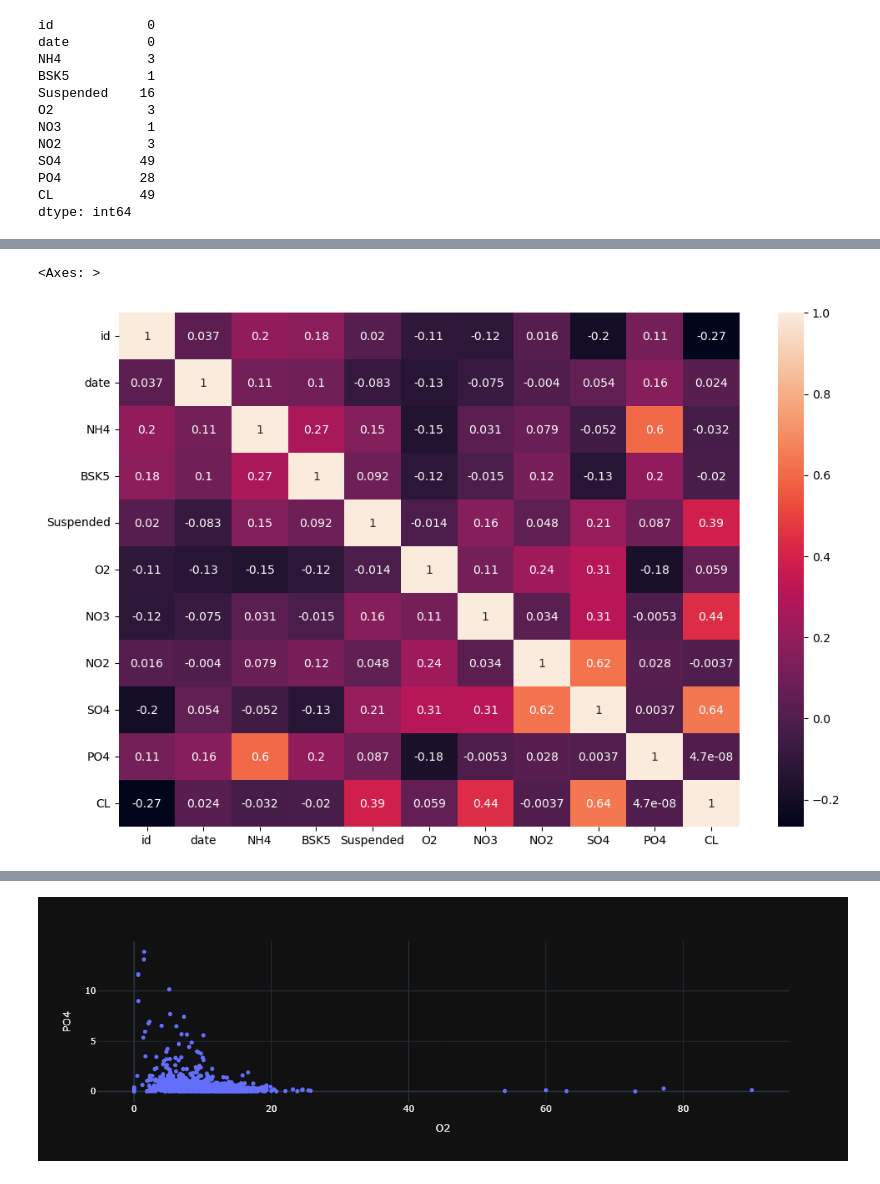
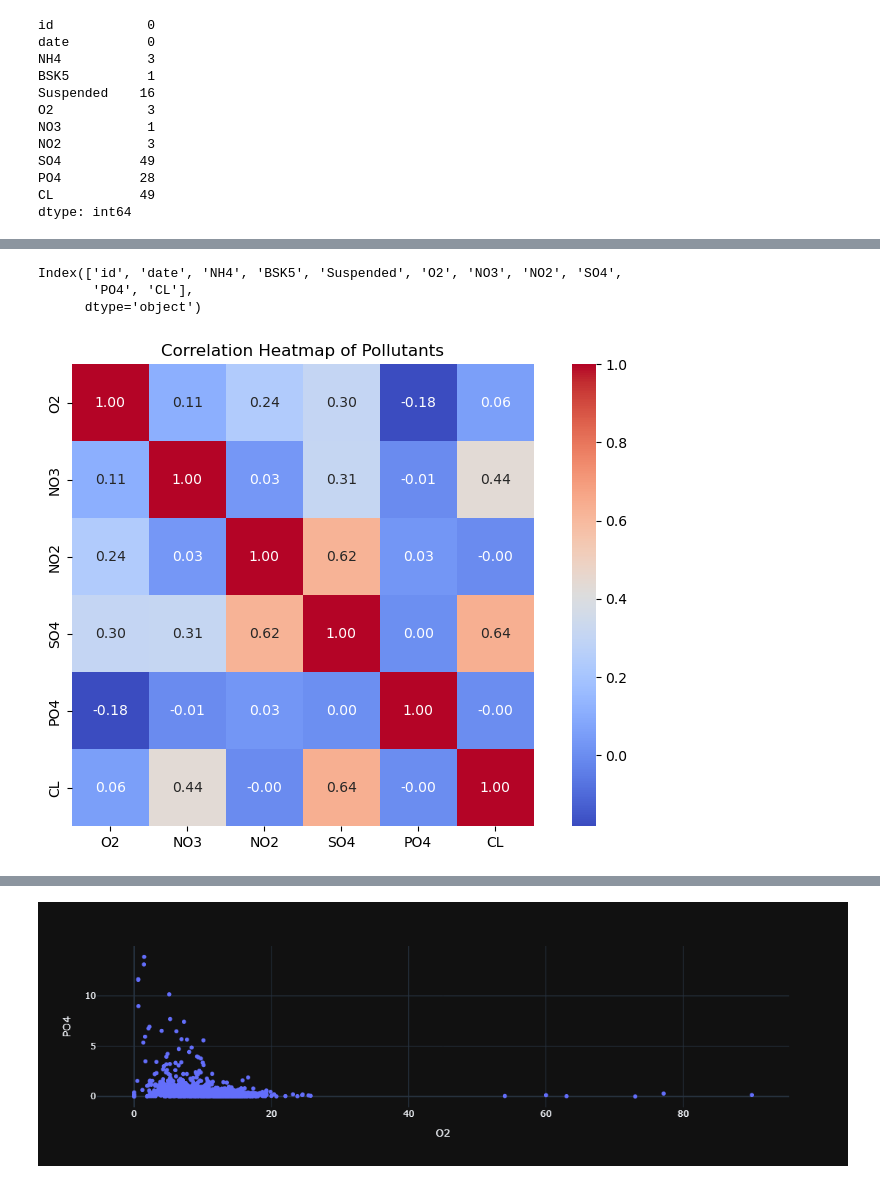
Before and after one commit to Shivam87338/Water-Quality-Prediction, a Jupyter notebook: Waterquality pre.ipynb, the cells around one changed output, grey strips where cells are left out. Saved outputs shown, nothing was run; the diff lists cells and outputs as text; code cells hidden in the pictures.

```diff
--- a/Waterquality pre.ipynb
+++ b/Waterquality pre.ipynb
@@ -98,0 +121,4 @@ sns.heatmap(df.isnull())
+# %%
+#date is in object formate- date formate
+df['date'] = pd.to_datetime(df['date'], format='%d.%m.%Y')
+df
@@ -98,0 +139,3 @@ sns.heatmap(df.isnull())
+# %%
+df = df.sort_values(by=['id','date'])
+df.head()
@@ -98,0 +149,4 @@ sns.heatmap(df.isnull())
+# %%
+df['year'] = df['date'].dt.year
+df['month'] = df['date'].dt.month
+df.head(5)
@@ -99,6 +160,16 @@ sns.heatmap(df.isnull())
+# %%
+df.columns
+# %% [output]
+Index(['id', 'date', 'NH4', 'BSK5', 'Suspended', 'O2', 'NO3', 'NO2', 'SO4',
+       'PO4', 'CL'],
+      dtype='object')
+# %%
+pollutants = ['O2','NO3','NO2','SO4','PO4','CL']
 # %%
-plt.figure(figsize= (12,8))
-sns.heatmap(df.corr(), annot=True)
+plt.figure(figsize= (10,6))
+corr = df[pollutants].corr()
+sns.heatmap(corr, annot=True, cmap='coolwarm', fmt='.2f', square=True)
+plt.title("Correlation Heatmap of Pollutants")
+plt.show()
 # %% [output]
-<Axes: >
-[figure, old version]
+[figure, new version]
```
Also changed, not shown: parts of 28 cells of this notebook, 1 other file.
